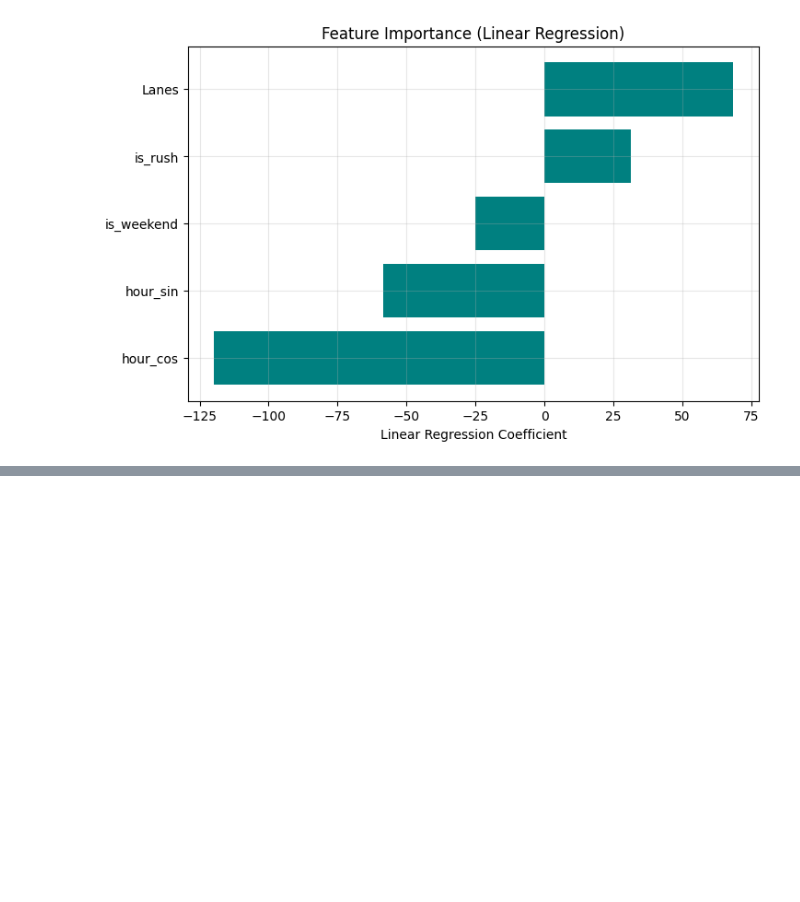
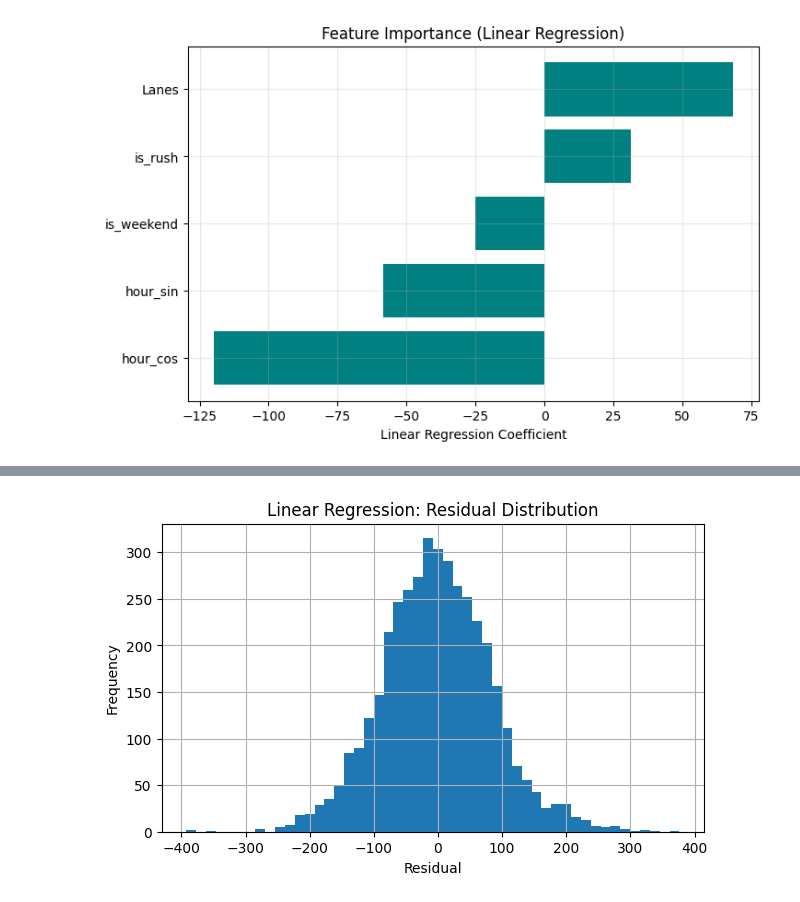
Before and after one commit to teodor2002/Big-Data-Traffic-Analysis-Project, a Jupyter notebook: Code/ML_Algorithms/03_simple_ML_algorithms.ipynb, the cells around one changed output, grey strips where cells are left out. Cells and saved outputs as stored; diff of their text form; code cells hidden in the pictures; blank space fills up the shorter version.

```diff
--- a/Code/ML_Algorithms/03_simple_ML_algorithms.ipynb
+++ b/Code/ML_Algorithms/03_simple_ML_algorithms.ipynb
@@ -255,3 +240,15 @@ Area Under ROC (AUC): 1.0000
+# %%
+lr_pd["residual"] = lr_pd["mean_traffic"] - lr_pd["prediction"]
+
+plt.figure(figsize=(7, 4))
+plt.hist(lr_pd["residual"], bins=50)
+plt.xlabel("Residual")
+plt.ylabel("Frequency")
+plt.title("Linear Regression: Residual Distribution")
+plt.grid(True)
+plt.show()
+# %% [output]
+[figure, added]
 # %%
 """Dimensionality Reduction: PCA Training"""
 
```
Also changed, not shown: parts of 20 cells of this notebook, 4 other files.
